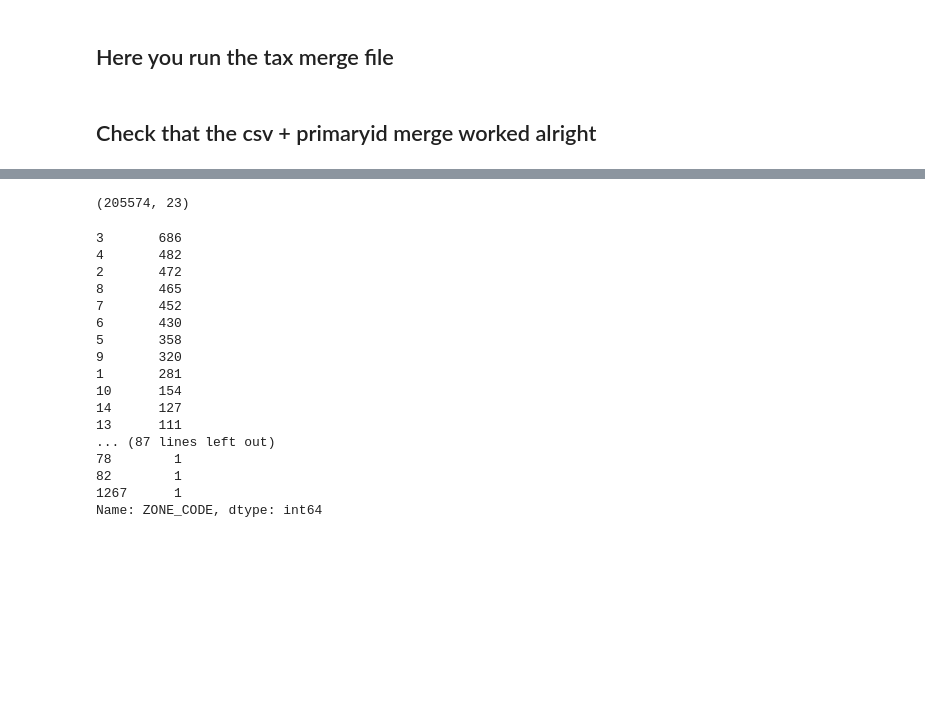
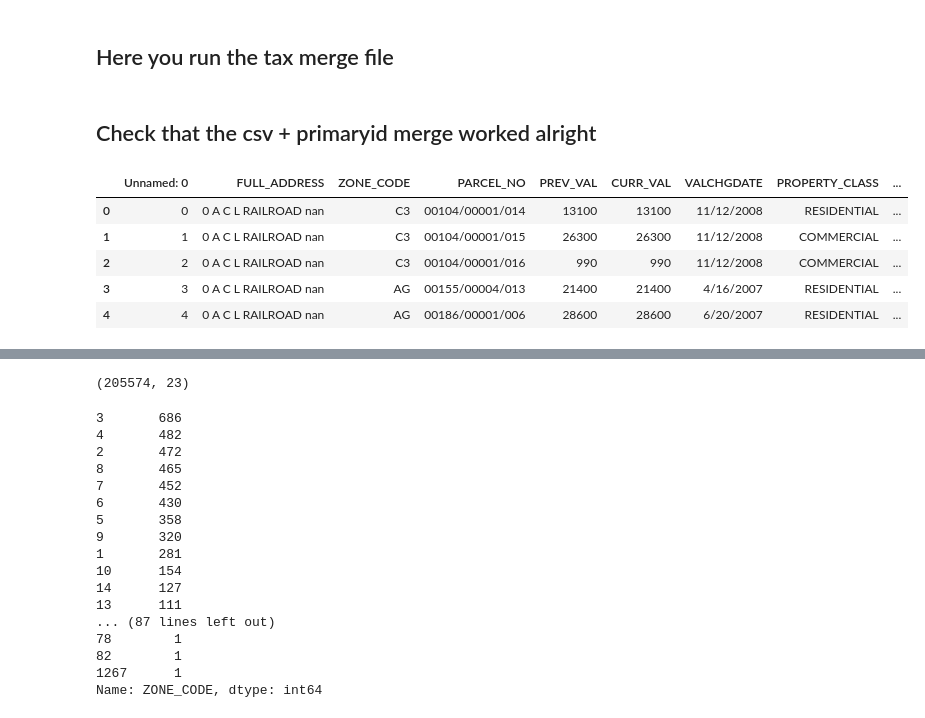
Before and after one commit to asensio-lab/albany-housing-analytics, a Jupyter notebook: preprocessing/propertyvalues/fix_tax_addresses_master.ipynb, the cells around one changed output, grey strips where cells are left out. Saved outputs shown, nothing was run; the diff lists cells and outputs as text; code cells hidden in the pictures; blank space fills up the shorter version.

```diff
--- a/preprocessing/propertyvalues/fix_tax_addresses_master.ipynb
+++ b/preprocessing/propertyvalues/fix_tax_addresses_master.ipynb
@@ -298,3 +298,12 @@ to_ship.head()
 ## Check that the csv + primaryid merge worked alright
 # %%
 df_total_tax = pd.read_csv(path + 'TotalTax.csv')
+# %%
+df_total_tax.head()
+# %% [output]
+|  | Unnamed: 0 | FULL_ADDRESS | ZONE_CODE | PARCEL_NO | PREV_VAL | CURR_VAL | VALCHGDATE | PROPERTY_CLASS | ... |
+| 0 | 0 | 0 A C L RAILROAD nan | C3 | 00104/00001/014 | 13100 | 13100 | 11/12/2008 | RESIDENTIAL | ... |
+| 1 | 1 | 0 A C L RAILROAD nan | C3 | 00104/00001/015 | 26300 | 26300 | 11/12/2008 | COMMERCIAL | ... |
+| 2 | 2 | 0 A C L RAILROAD nan | C3 | 00104/00001/016 | 990 | 990 | 11/12/2008 | COMMERCIAL | ... |
+| 3 | 3 | 0 A C L RAILROAD nan | AG | 00155/00004/013 | 21400 | 21400 | 4/16/2007 | RESIDENTIAL | ... |
+| 4 | 4 | 0 A C L RAILROAD nan | AG | 00186/00001/006 | 28600 | 28600 | 6/20/2007 | RESIDENTIAL | ... |
```
Also changed, not shown: parts of 9 cells of this notebook, 3 other files.
